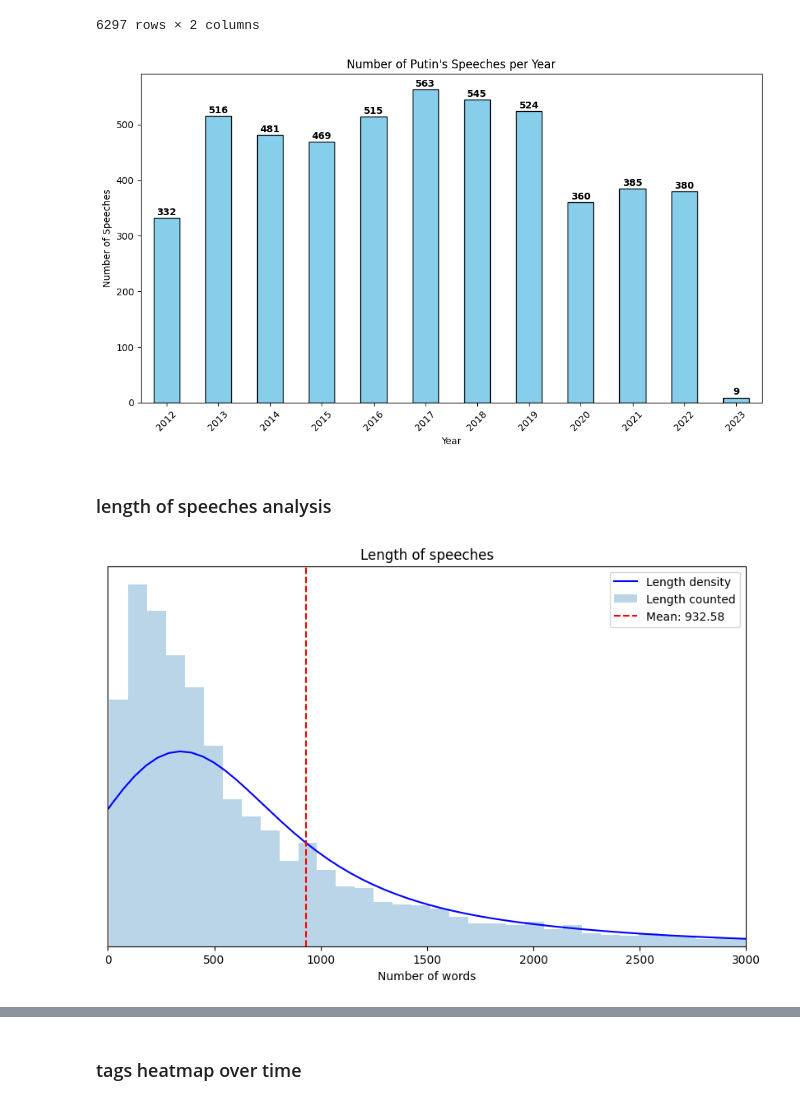
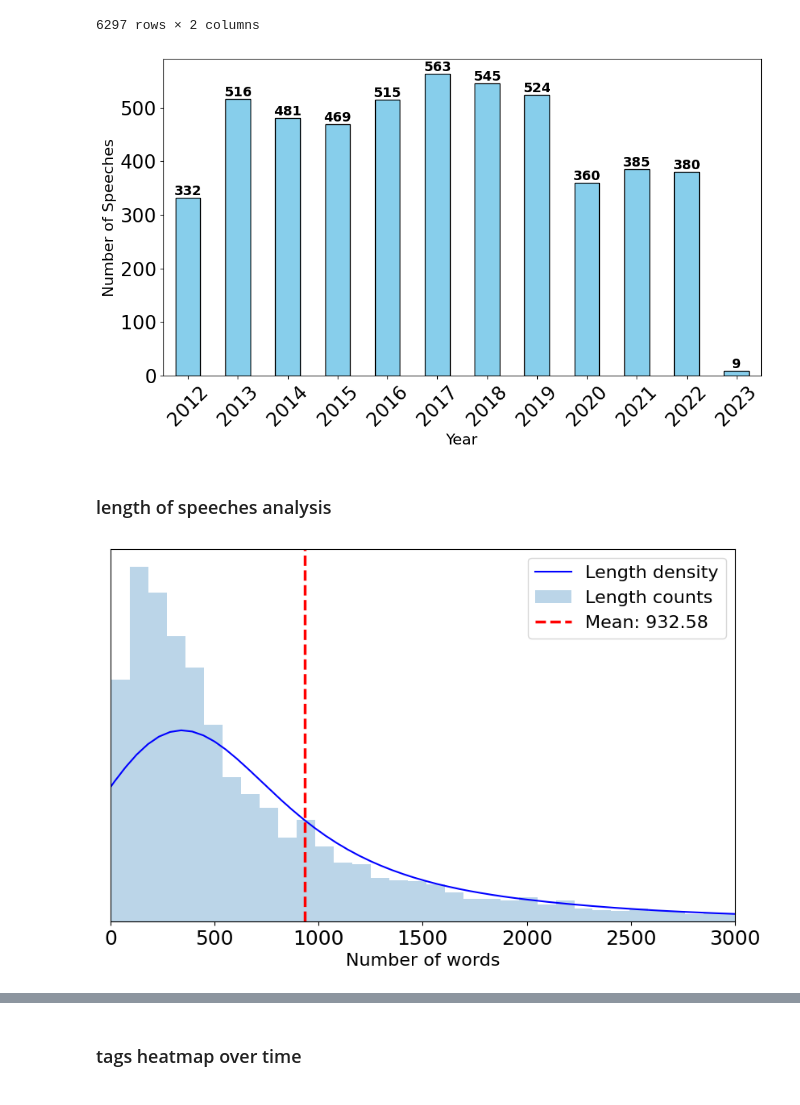
Before and after one commit to szuvarska/PutinsTalksAnalysis, a Jupyter notebook: notebooks/02_EDA.ipynb, the cells around one changed output, grey strips where cells are left out. Saved outputs shown, nothing was run; the diff lists cells and outputs as text; code cells hidden in the pictures.

```diff
--- a/notebooks/02_EDA.ipynb
+++ b/notebooks/02_EDA.ipynb
@@ -44,25 +43,27 @@ putins_talks['length'] = putins_talks['transcript_filtered'].apply(lambda x: len
 # %%
 # Calculate number of speeches per year
 yearly_counts = pd.to_datetime(putins_talks['date']).dt.year.value_counts().sort_index()
 #from 2012
 yearly_counts = yearly_counts[yearly_counts.index >= 2012]
 
 plt.figure(figsize=(10, 6))
 yearly_counts.plot(kind='bar', color='skyblue', edgecolor='black')
 
-plt.title("Number of Putin's Speeches per Year")
-plt.xlabel("Year")
-plt.ylabel("Number of Speeches")
+# plt.title("Number of Putin's Speeches per Year", fontsize=18) # Title will be in fig caption
+plt.xlabel("Year", fontsize=16)
+plt.xticks(fontsize=20)
+plt.ylabel("Number of Speeches", fontsize=16)
+plt.yticks(fontsize=20)
 plt.xticks(rotation=45)
 
 # Add values on top of bars
 for i, v in enumerate(yearly_counts):
-    plt.text(i, v + 5, str(v), ha='center', fontweight='bold')
+    plt.text(i, v + 5, str(v), ha='center', fontweight='bold', fontsize=14)
 
 plt.tight_layout()
 plt.show()
 # %% [output]
-[figure, old version]
+[figure, new version]
 # %% [markdown]
 ### length of speeches analysis
 # %%
@@ -75,17 +76,18 @@ filtered_lengths = putins_talks[putins_talks['date'] > '2012-01-01']['length']
 mean_len = filtered_lengths.mean()
 
 filtered_lengths.plot(kind='density', color='blue', label='Length density')
-filtered_lengths.plot(kind='hist', density=True, bins=300, alpha=0.3, label='Length counted')
+filtered_lengths.plot(kind='hist', density=True, bins=300, alpha=0.3, label='Length counts')
 
-plt.axvline(mean_len, color='red', linestyle='--', label=f'Mean: {mean_len:.2f}')
-plt.title('Length of speeches')
-plt.xlabel('Number of words')
+plt.axvline(mean_len, color='red', linestyle='--', label=f'Mean: {mean_len:.2f}', linewidth=2.5)
+# plt.title('Length of speeches') # Title will be in fig caption
+plt.xlabel('Number of words', fontsize=16)
 plt.xlim(0, 3000)
+plt.xticks(fontsize=18)
 plt.gca().get_yaxis().set_visible(False)
-plt.legend()
+plt.legend(fontsize=16)
 plt.show()
 # %% [output]
-[figure, old version]
+[figure, new version]
 # %%
 # Konwersja daty i obliczenie średniej długości przemówień na rok
 putins_talks['date'] = pd.to_datetime(putins_talks['date'])
```
Also changed, not shown: parts of 3 cells of this notebook, 3 other files.
